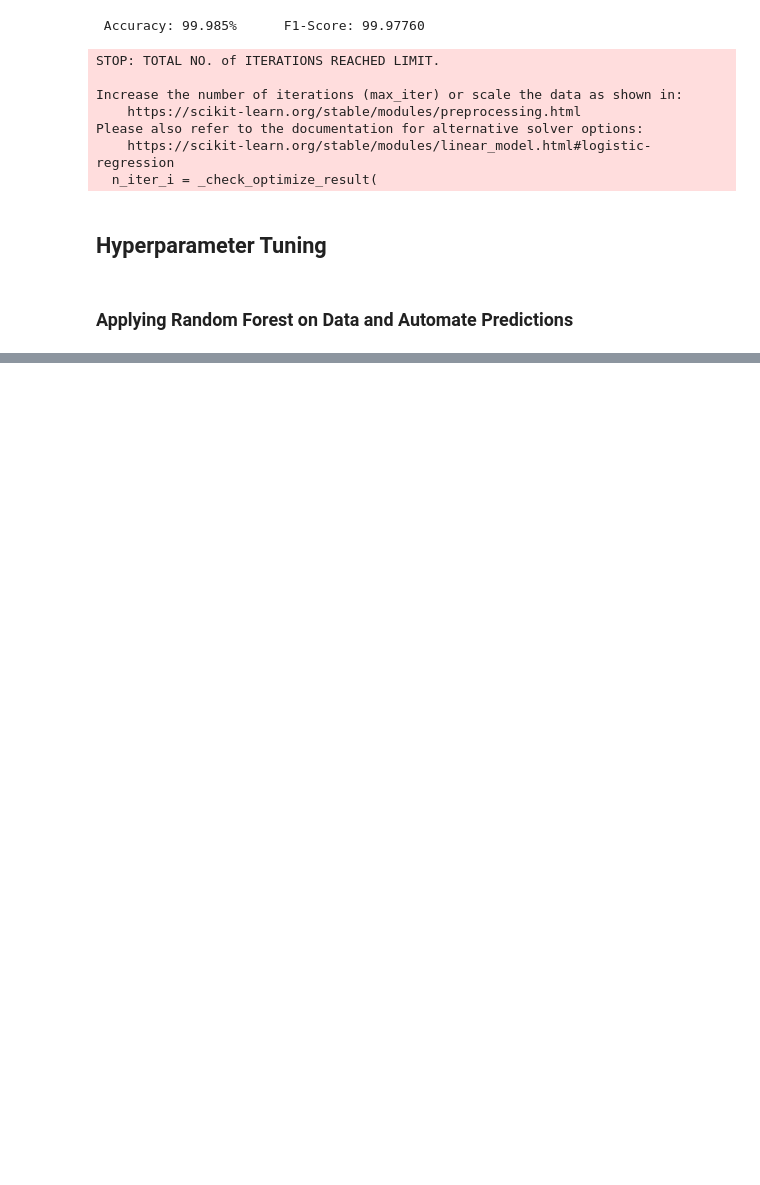
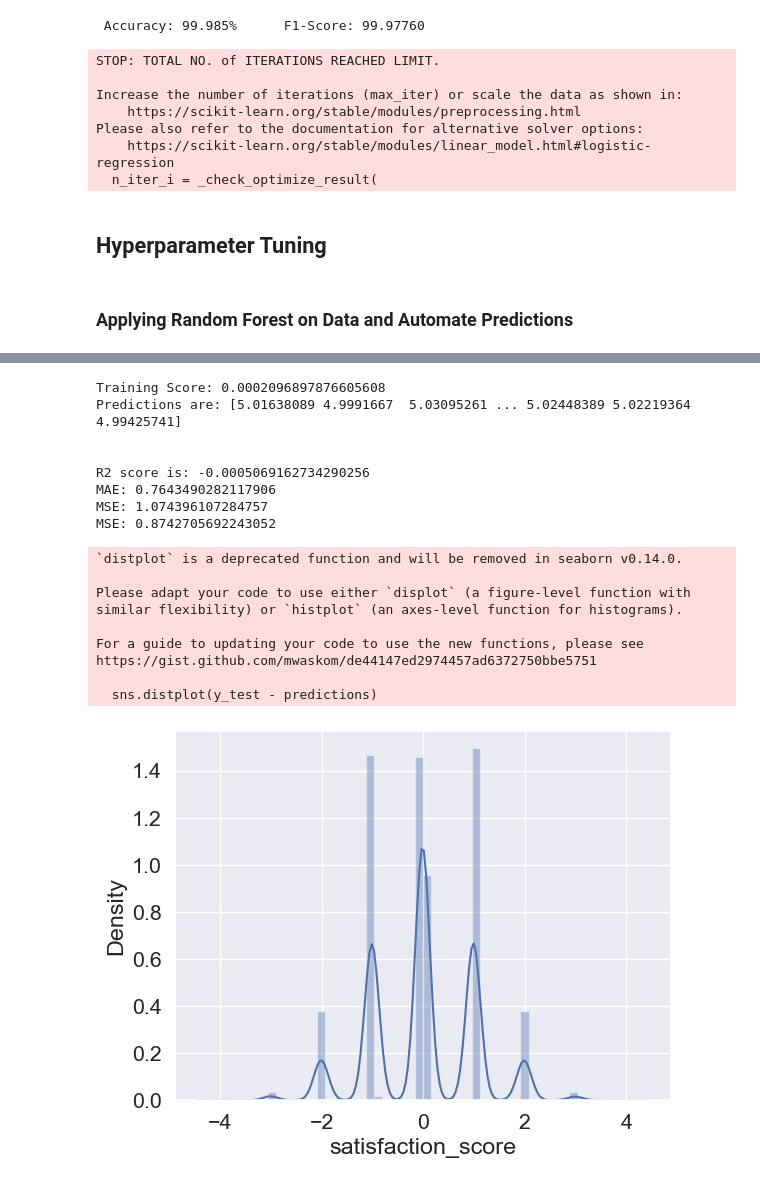
Before and after one commit to LokeshRawal/machineLearning_minor_project, a Jupyter notebook: kmc_minor_project.ipynb, the cells around one changed output, grey strips where cells are left out. Drawn from its saved outputs; the diff is of its cells as text; code cells hidden in the pictures; blank space fills up the shorter version.

```diff
--- a/kmc_minor_project.ipynb
+++ b/kmc_minor_project.ipynb
@@ -1172,0 +1239,11 @@ ValueError: could not convert string to float: 'Male'
+# %%
+from sklearn.preprocessing import LabelEncoder
+
+# Initialize LabelEncoder
+label_encoder = LabelEncoder()
+
+# Fit and transform the predictions
+predictions = label_encoder.fit_transform(predictions)
+
+# Now numerical_predictions contains numerical values corresponding to the categorical labels
+print(predictions)
@@ -1172,0 +1297,3 @@ ValueError: could not convert string to float: 'Male'
+# %%
+X_data = features.drop('satisfaction_score', axis = 1)
+X_data.head()
@@ -1172,0 +1307,3 @@ ValueError: could not convert string to float: 'Male'
+# %%
+y_data = features['satisfaction_score']
+y_data
@@ -1172,0 +1327,3 @@ ValueError: could not convert string to float: 'Male'
+# %%
+X_train, X_test, y_train, y_test = train_test_split(X_data, y_data, test_size = 0.2,
+                                                    train_size = 0.8, random_state = 70311)
@@ -1172,0 +1381,21 @@ ValueError: could not convert string to float: 'Male'
+# %%
+pred(LinearRegression(), 0)
+# %% [output]
+Training Score: 0.0002096897876605608
+Predictions are: [5.01638089 4.9991667  5.03095261 ... 5.02448389 5.02219364 4.99425741]
+
+
+R2 score is: -0.0005069162734290256
+MAE: 0.7643490282117906
+MSE: 1.074396107284757
+MSE: 0.8742705692243052
+`distplot` is a deprecated function and will be removed in seaborn v0.14.0.
+
+Please adapt your code to use either `displot` (a figure-level function with
+similar flexibility) or `histplot` (an axes-level function for histograms).
+
+For a guide to updating your code to use the new functions, please see
+https://gist.github.com/mwaskom/de44147ed2974457ad6372750bbe5751
+
+  sns.distplot(y_test - predictions)
+[figure, added]
```
Also changed, not shown: parts of 43 cells of this notebook.
